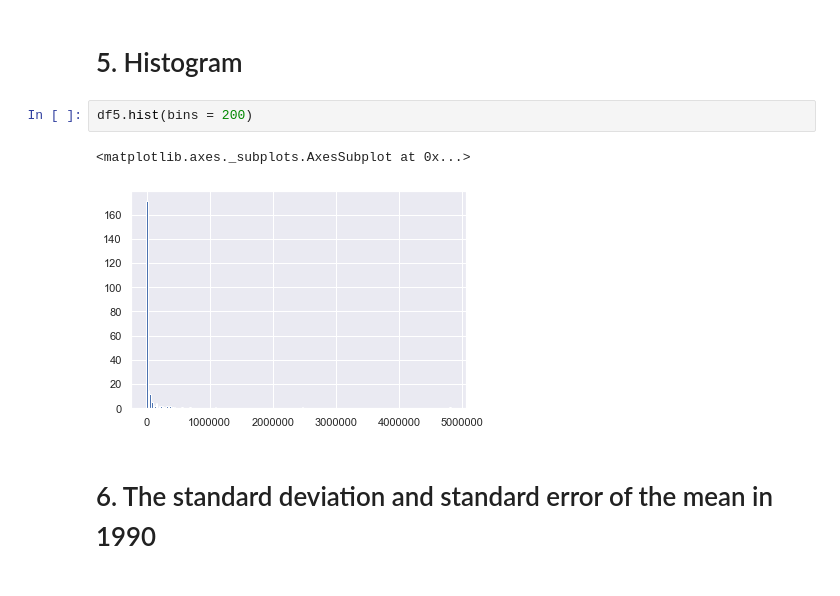
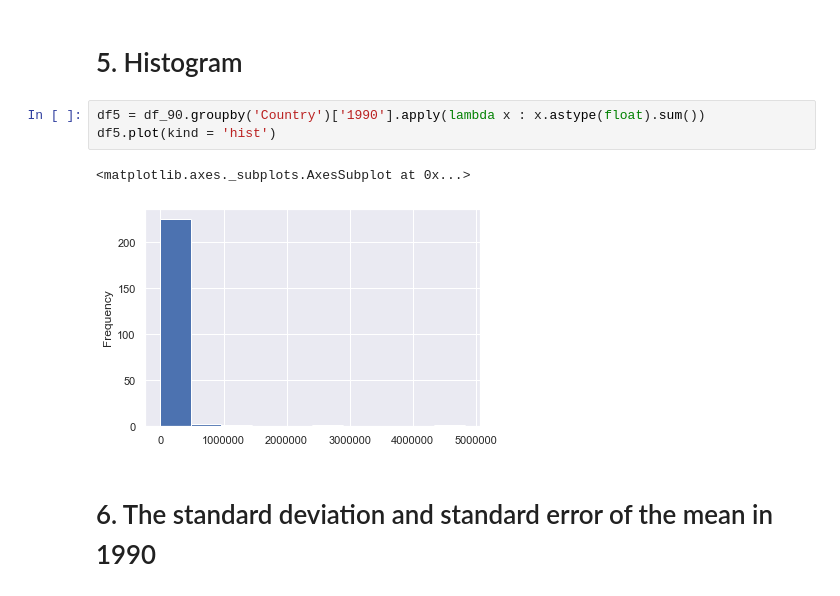
Before and after one commit to KhomotsoT/statistical-thinking, a Jupyter notebook: Statistical-thinking.ipynb, the cells around one changed output. Saved outputs shown, nothing was run; the diff lists cells and outputs as text.

```diff
--- a/Statistical-thinking.ipynb
+++ b/Statistical-thinking.ipynb
@@ -347,11 +347,12 @@ df5.median()
 ** Based on the information, the distribution of the data is negatively skewed(to the left)
 # %% [markdown]
 # 5. Histogram
-# %%
-df5.hist(bins = 200)
-# %% [output]
-<matplotlib.axes._subplots.AxesSubplot at 0x...>
-[figure, removed]
+# %%
+df5 = df_90.groupby('Country')['1990'].apply(lambda x : x.astype(float).sum())
+df5.plot(kind = 'hist')
+# %% [output]
+<matplotlib.axes._subplots.AxesSubplot at 0x...>
+[figure, added]
 # %% [markdown]
 # 6. The standard deviation and standard error of the mean in 1990
 # %%
```
Also changed, not shown: parts of 9 cells of this notebook.
